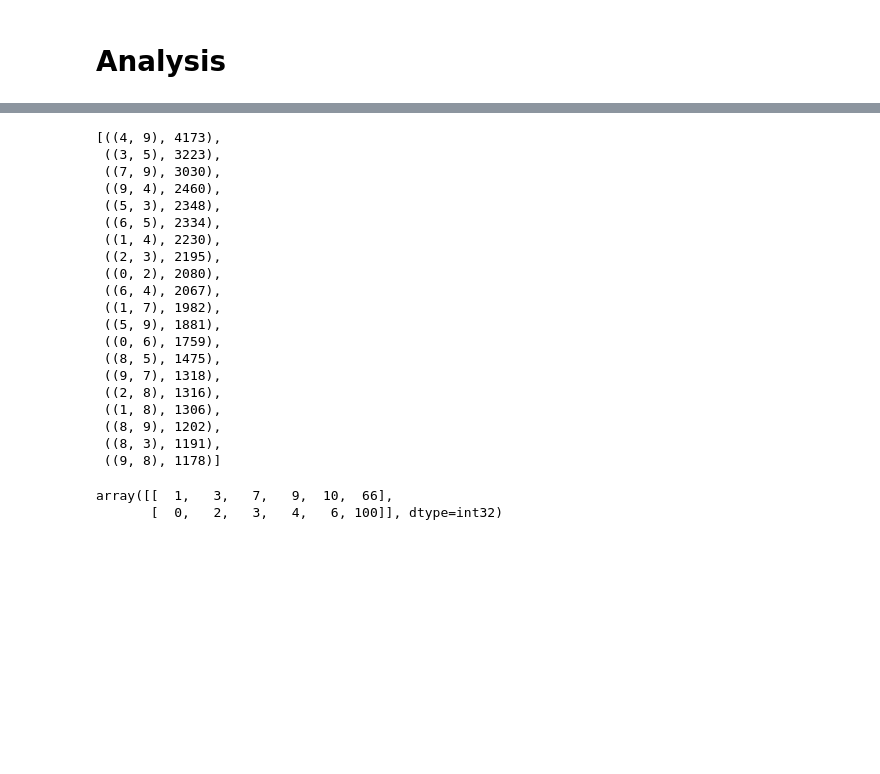
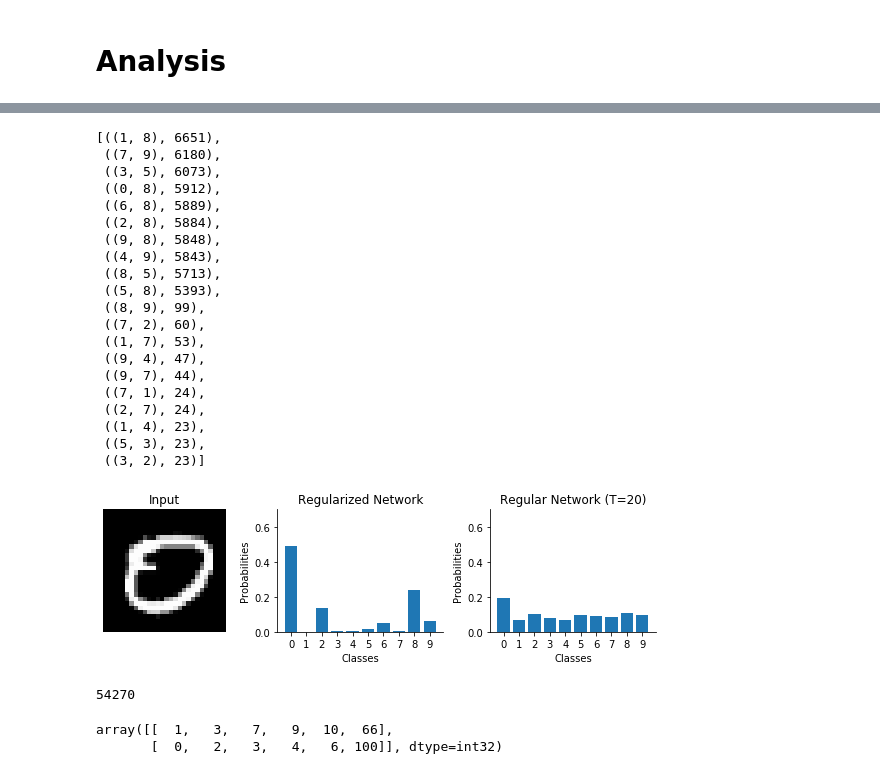
Before and after one commit to acarerdinc/ordinally-constrained-distillation, a Jupyter notebook: trainings.ipynb, the cells around one changed output, grey strips where cells are left out. Drawn from its saved outputs; the diff is of its cells as text; code cells hidden in the pictures; blank space fills up the shorter version.

```diff
--- a/trainings.ipynb
+++ b/trainings.ipynb
@@ -347,4 +437,5 @@ Test accuracy: 0.9887
 # %%
+model['student_st'].load_weights('saved_models/weights.best.student_st.hdf5')
 score['student_st'] = model['student_st'].evaluate(x_test, [kd_gt['st_test'], y_test], verbose=0)
 n_errors = np.int((1-score['student_st'][-1])*len(y_test))
 print('Test loss:', score['student_st'][0])
@@ -384,30 +565,65 @@ plt.show()
 # %%
 from collections import Counter
 
-pairs = [(x[-1], x[-2]) for x in np.argsort(preds['teacher'])]
+pairs = [(x[-1], x[-2]) for x in np.argsort(preds['soft_teacher'])]
 counts = Counter(pairs)
 counts.most_common(20)
 # %% [output]
-[((4, 9), 4173),
- ((3, 5), 3223),
- ((7, 9), 3030),
- ((9, 4), 2460),
- ((5, 3), 2348),
- ((6, 5), 2334),
- ((1, 4), 2230),
- ((2, 3), 2195),
- ((0, 2), 2080),
- ((6, 4), 2067),
- ((1, 7), 1982),
- ((5, 9), 1881),
- ((0, 6), 1759),
- ((8, 5), 1475),
- ((9, 7), 1318),
- ((2, 8), 1316),
- ((1, 8), 1306),
- ((8, 9), 1202),
- ((8, 3), 1191),
- ((9, 8), 1178)]
+[((1, 8), 6651),
+ ((7, 9), 6180),
+ ((3, 5), 6073),
+ ((0, 8), 5912),
+ ((6, 8), 5889),
+ ((2, 8), 5884),
+ ((9, 8), 5848),
+ ((4, 9), 5843),
+ ((8, 5), 5713),
+ ((5, 8), 5393),
+ ((8, 9), 99),
+ ((7, 2), 60),
+ ((1, 7), 53),
+ ((9, 4), 47),
+ ((9, 7), 44),
+ ((7, 1), 24),
+ ((2, 7), 24),
+ ((1, 4), 23),
+ ((5, 3), 23),
+ ((3, 2), 23)]
+# %%
+i = np.random.randint(len(x_train))
+#i = 54270
+fig, ax = plt.subplots(1, 3, figsize=(10,2.5), gridspec_kw={'width_ratios': [1.6, 2, 2], 'wspace': 0.3})
+# plt.tight_layout()
+plt.gcf().subplots_adjust(bottom=0.2)
+ax[0].imshow(x_train[i][:,:,0], cmap='gray', vmin=0, vmax=1)
+ax[0].axis('off')
+ax[0].set_title('Input')
+ax[1].bar(np.linspace(0,9,10), preds['soft_teacher'][i])
+ax[1].set_xticks(np.arange(0, 10, step=1))
+ax[1].set_ylim(top=0.7)
+ax[1].spines['top'].set_visible(False)
+ax[1].spines['right'].set_visible(False)
+ax[1].set_xlabel('Classes')
+ax[1].set_ylabel('Probabilities')
+ax[1].set_title('Regularized Network')
+ax[2].bar(np.linspace(0,9,10), preds['teacher'][i])
+ax[2].set_xticks(np.arange(0, 10, step=1))
+ax[2].set_ylim(top=0.7)
+ax[2].spines['top'].set_visible(False)
+ax[2].spines['right'].set_visible(False)
+ax[2].set_xlabel('Classes')
+ax[2].set_ylabel('Probabilities')
+ax[2].set_title('Regular Network (T=20)')
+plt.savefig('figures/mnsit_{}.pdf'.format(i))
+plt.show()
+
+#plt.savefig('foo.png')
+# %% [output]
+[figure, added]
+# %%
+i
+# %% [output]
+54270
 # %%
 from collections import Counter
 
```
Also changed, not shown: parts of 28 cells of this notebook, 2 other files.
